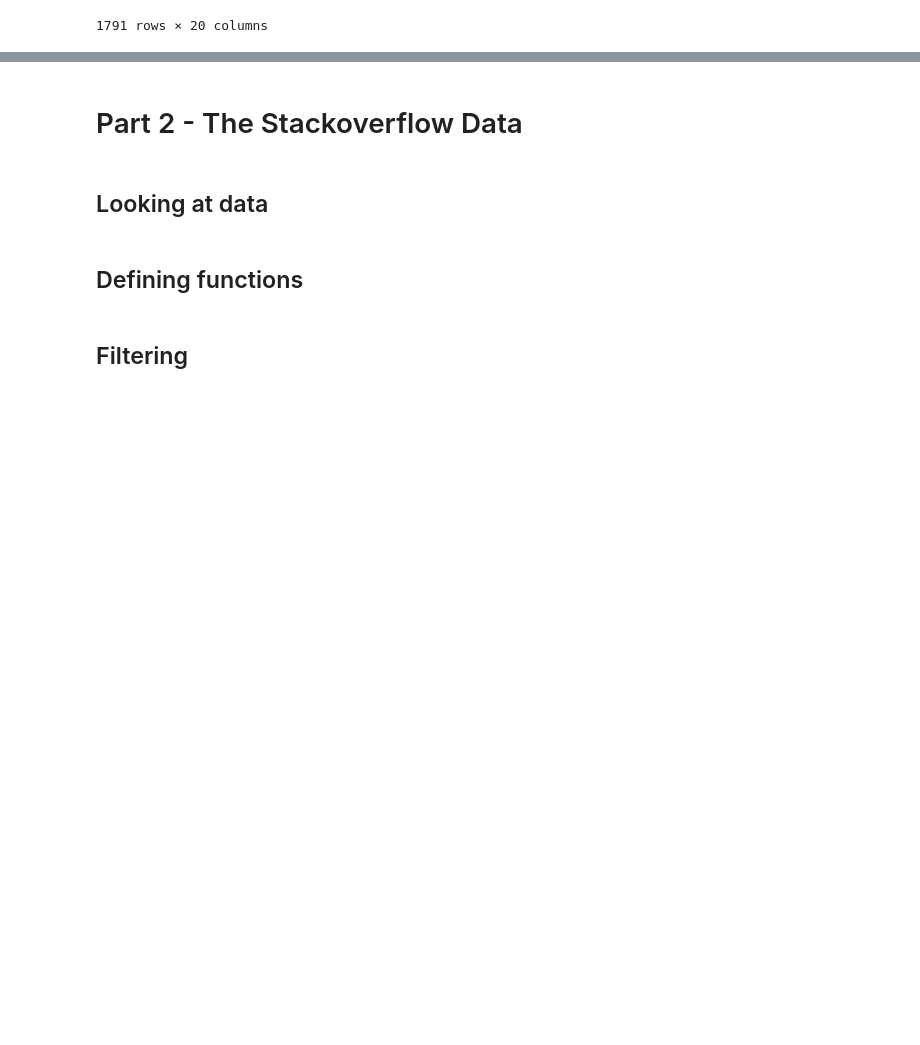
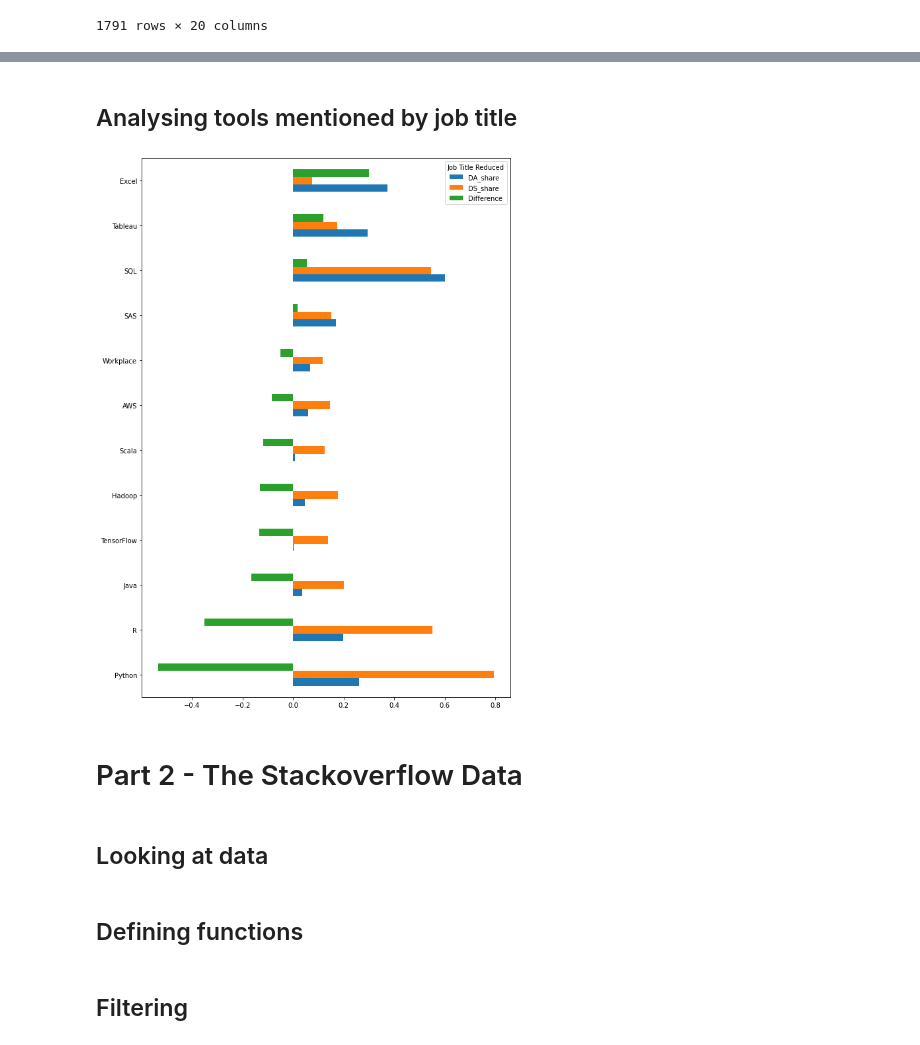
Before and after one commit to judithleao/Difference-DataAnalysts-and-DataScientists, a Jupyter notebook: code/a1-v1.ipynb, the cells around one changed output, grey strips where cells are left out. Drawn from its saved outputs; the diff is of its cells as text; code cells hidden in the pictures; blank space fills up the shorter version.

Commit message:
Data Analysis and charting in Kaggle section

```diff
--- a/code/a1-v1.ipynb
+++ b/code/a1-v1.ipynb
@@ -302,3 +305,29 @@ dfk_f.head(5)
+# %%
+dfk_f = dfk_f.fillna(0)
+# %% [markdown]
+## Analysing tools mentioned by job title
+# %%
+dfk_cooc1 = dfk_f.groupby('Job Title Reduced')[full_list].sum().transpose()
+# %%
+# !!!!! IMPROVE THIS TO ADHERE TO DRY PRINCIPLES !!!! Adding % columns into the co-occurence table
+dfk_cooc1['DA_share']=dfk_cooc1['DA']/n_da_k
+dfk_cooc1['DS_share']=dfk_cooc1['DS']/n_ds_k
+# %%
+# Adding a difference column
+dfk_cooc1['Difference'] = dfk_cooc1['DA_share'] - dfk_cooc1['DS_share']
+
+# Removing tools with low base sizes
+min_bs = 50 # adjust as desired
+dfk_cooc1 = dfk_cooc1.loc[(dfk_cooc1['DA'] > min_bs) | (dfk_cooc1['DS'] > min_bs)]
+
+# Removing tools with low endorsement >> ISN'T THIS EFFECTIVELY DOING THE SAME AS THE BASESIZE?
+min_end = 0.1 # adjust as desired
+dfk_cooc1 = dfk_cooc1.loc[(dfk_cooc1['DA'] > min_end) | (dfk_cooc1['DS'] > min_end)]
+# %%
+plt.rcParams["figure.figsize"] = [10, 15]
+dfk_cooc1[['DA_share','DS_share', 'Difference']].sort_values(by=['Difference']).plot.barh();
+# %% [output]
+[figure, added]
 # %% [markdown]
 # Part 2 - The Stackoverflow Data
 # %% [markdown]
```
Also changed, not shown: parts of 9 cells of this notebook.
